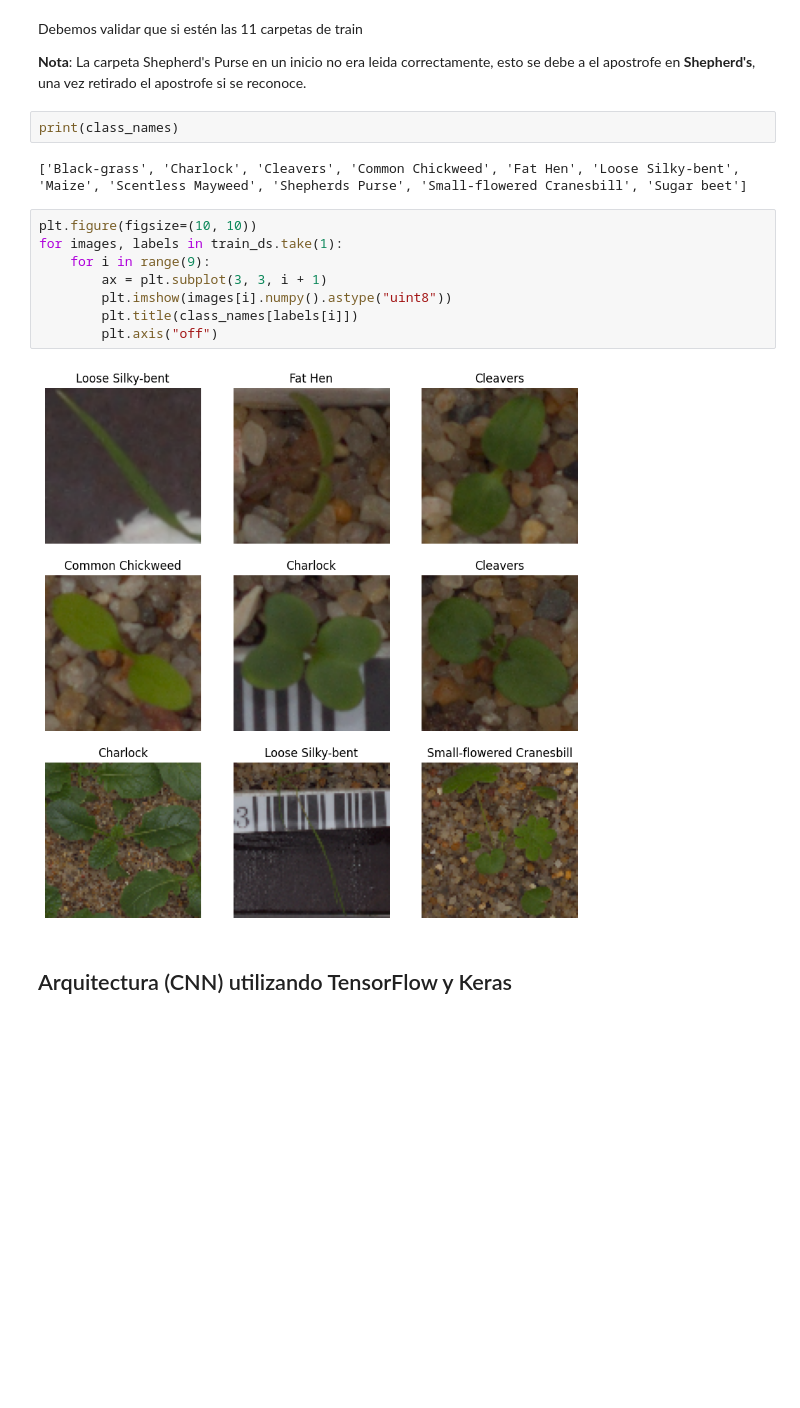
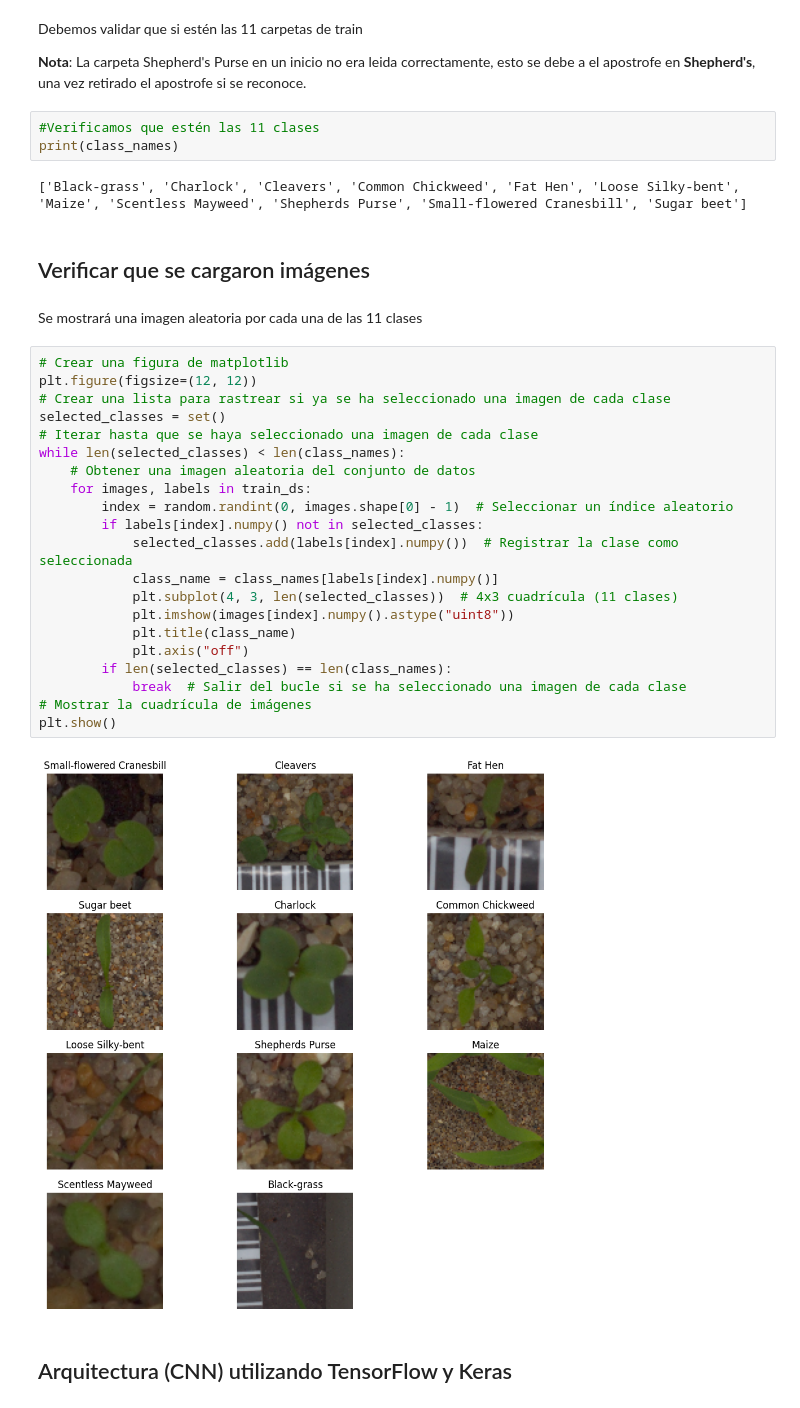
Before and after one commit to MiguelRiosT/Estadistica3_2023-2, a Jupyter notebook: Tarea3/Tarea3ModeloB.ipynb, the cells around one changed output. Cells and saved outputs as stored; diff of their text form; blank space fills up the shorter version.

```diff
--- a/Tarea3/Tarea3ModeloB.ipynb
+++ b/Tarea3/Tarea3ModeloB.ipynb
@@ -65,19 +66,37 @@ Debemos validar que si estén las 11 carpetas de train
 **Nota**: La carpeta Shepherd's Purse en un inicio no era leida correctamente, esto
 se debe a el apostrofe en **Shepherd's**, una vez retirado el apostrofe si se reconoce.
 # %%
+#Verificamos que estén las 11 clases
 print(class_names)
 # %% [output]
 ['Black-grass', 'Charlock', 'Cleavers', 'Common Chickweed', 'Fat Hen', 'Loose Silky-bent', 'Maize', 'Scentless Mayweed', 'Shepherds Purse', 'Small-flowered Cranesbill', 'Sugar beet']
-# %%
-plt.figure(figsize=(10, 10))
-for images, labels in train_ds.take(1):
-    for i in range(9):
-        ax = plt.subplot(3, 3, i + 1)
-        plt.imshow(images[i].numpy().astype("uint8"))
-        plt.title(class_names[labels[i]])
-        plt.axis("off")
-# %% [output]
-[figure, removed]
+# %% [markdown]
+## Verificar que se cargaron imágenes
+# %% [markdown]
+Se mostrará una imagen aleatoria por cada una de las 11 clases
+# %%
+# Crear una figura de matplotlib
+plt.figure(figsize=(12, 12))
+# Crear una lista para rastrear si ya se ha seleccionado una imagen de cada clase
+selected_classes = set()
+# Iterar hasta que se haya seleccionado una imagen de cada clase
+while len(selected_classes) < len(class_names):
+    # Obtener una imagen aleatoria del conjunto de datos
+    for images, labels in train_ds:
+        index = random.randint(0, images.shape[0] - 1)  # Seleccionar un índice aleatorio
+        if labels[index].numpy() not in selected_classes:
+            selected_classes.add(labels[index].numpy())  # Registrar la clase como seleccionada
+            class_name = class_names[labels[index].numpy()]
+            plt.subplot(4, 3, len(selected_classes))  # 4x3 cuadrícula (11 clases)
+            plt.imshow(images[index].numpy().astype("uint8"))
+            plt.title(class_name)
+            plt.axis("off")
+        if len(selected_classes) == len(class_names):
+            break  # Salir del bucle si se ha seleccionado una imagen de cada clase
+# Mostrar la cuadrícula de imágenes
+plt.show()
+# %% [output]
+[figure, added]
 # %% [markdown]
 ## Arquitectura (CNN) utilizando TensorFlow y Keras
 # %%
```
Also changed, not shown: parts of 7 cells of this notebook, 3 other files.
